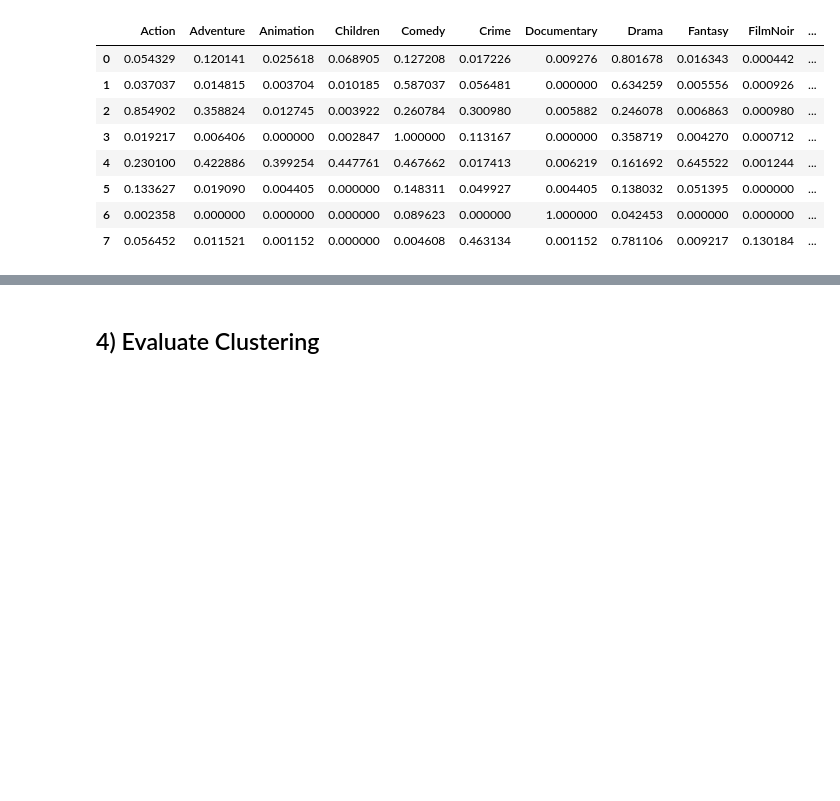
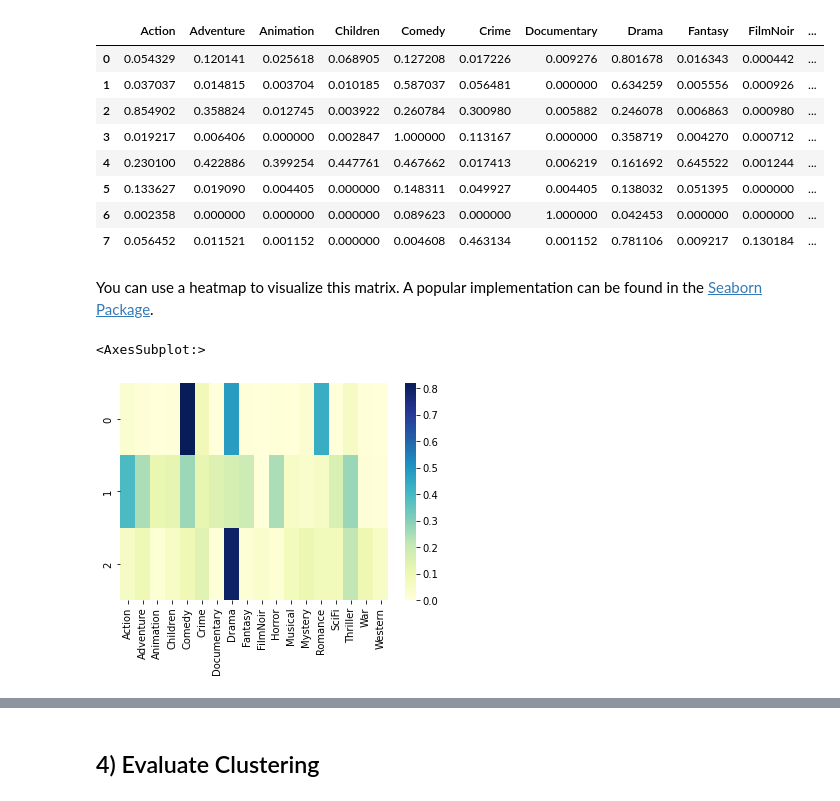
Before and after one commit to casbdai/datasets, a Jupyter notebook: Clustering/Introduction to Clustering COMPLETED.ipynb, the cells around one changed output, grey strips where cells are left out. Saved outputs shown, nothing was run; the diff lists cells and outputs as text; code cells hidden in the pictures; blank space fills up the shorter version.

Commit message:
added visualization for means in clusters

```diff
--- a/Clustering/Introduction to Clustering COMPLETED.ipynb
+++ b/Clustering/Introduction to Clustering COMPLETED.ipynb
@@ -84,7 +84,8 @@ labels8 = clusters8.labels_
 # %% [markdown]
 ## 3) Compare Clustering
 # %%
-genre_data.groupby(labels3).mean()
+means3 = genre_data.groupby(labels3).mean()
+means3
 # %% [output]
 |  | Action | Adventure | Animation | Children | Comedy | Crime | Documentary | Drama | Fantasy | FilmNoir | ... |
 | 0 | 0.026962 | 0.010060 | 0.001610 | 0.006036 | 0.820523 | 0.088531 | 0.000000 | 0.478471 | 0.004829 | 0.000805 | ... |
@@ -102,3 +104,13 @@ genre_data.groupby(labels8).mean()
 | 5 | 0.133627 | 0.019090 | 0.004405 | 0.000000 | 0.148311 | 0.049927 | 0.004405 | 0.138032 | 0.051395 | 0.000000 | ... |
 | 6 | 0.002358 | 0.000000 | 0.000000 | 0.000000 | 0.089623 | 0.000000 | 1.000000 | 0.042453 | 0.000000 | 0.000000 | ... |
 | 7 | 0.056452 | 0.011521 | 0.001152 | 0.000000 | 0.004608 | 0.463134 | 0.001152 | 0.781106 | 0.009217 | 0.130184 | ... |
+# %% [markdown]
+You can use a heatmap to visualize this matrix. A popular implementation can be found in the [Seaborn Package](https://seaborn.pydata.org/generated/seaborn.heatmap.html).
+# %%
+# !pip install seaborn # Comment out this line if you are having ModuleNotFound errors, e.g., if you are using Anaconda
+from seaborn import heatmap
+
+heatmap(means3, cmap="YlGnBu")
+# %% [output]
+<AxesSubplot:>
+[figure, added]
```
Also changed, not shown: parts of 2 cells of this notebook, 1 other file.
